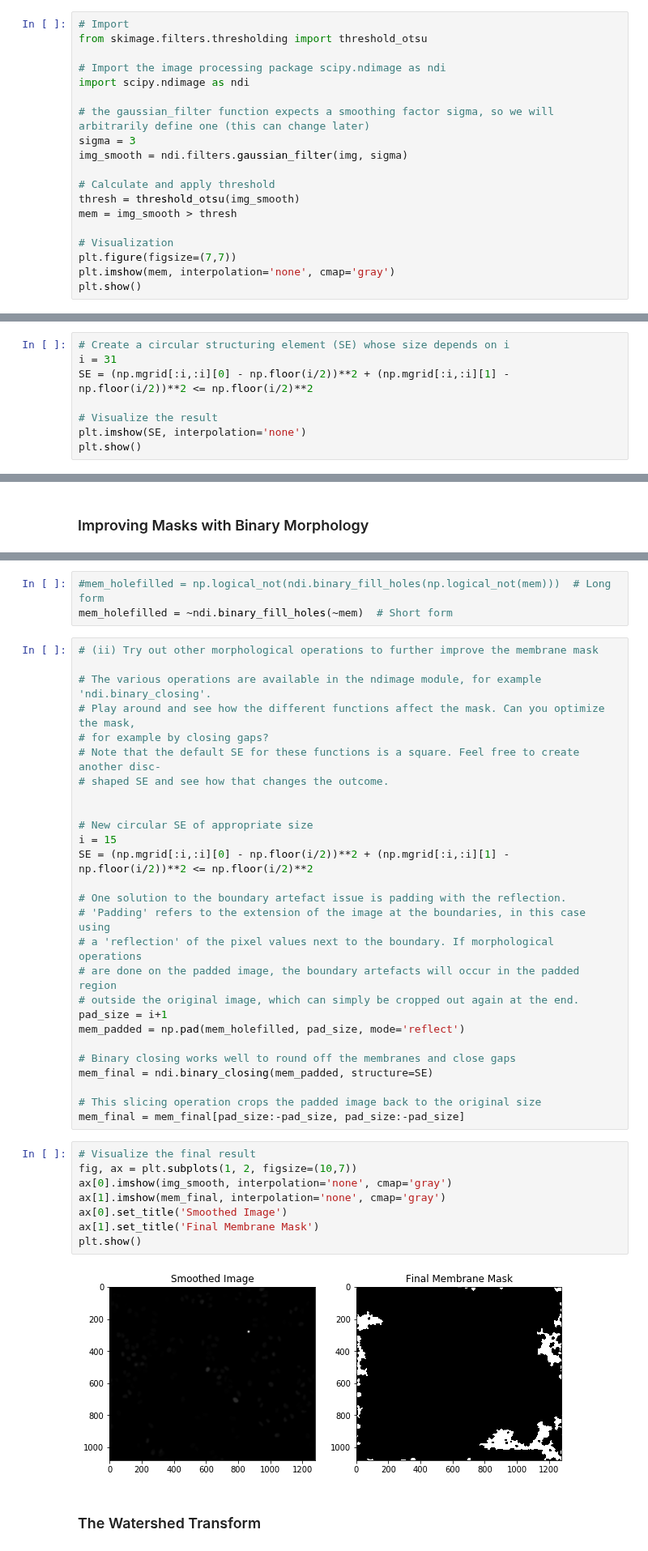
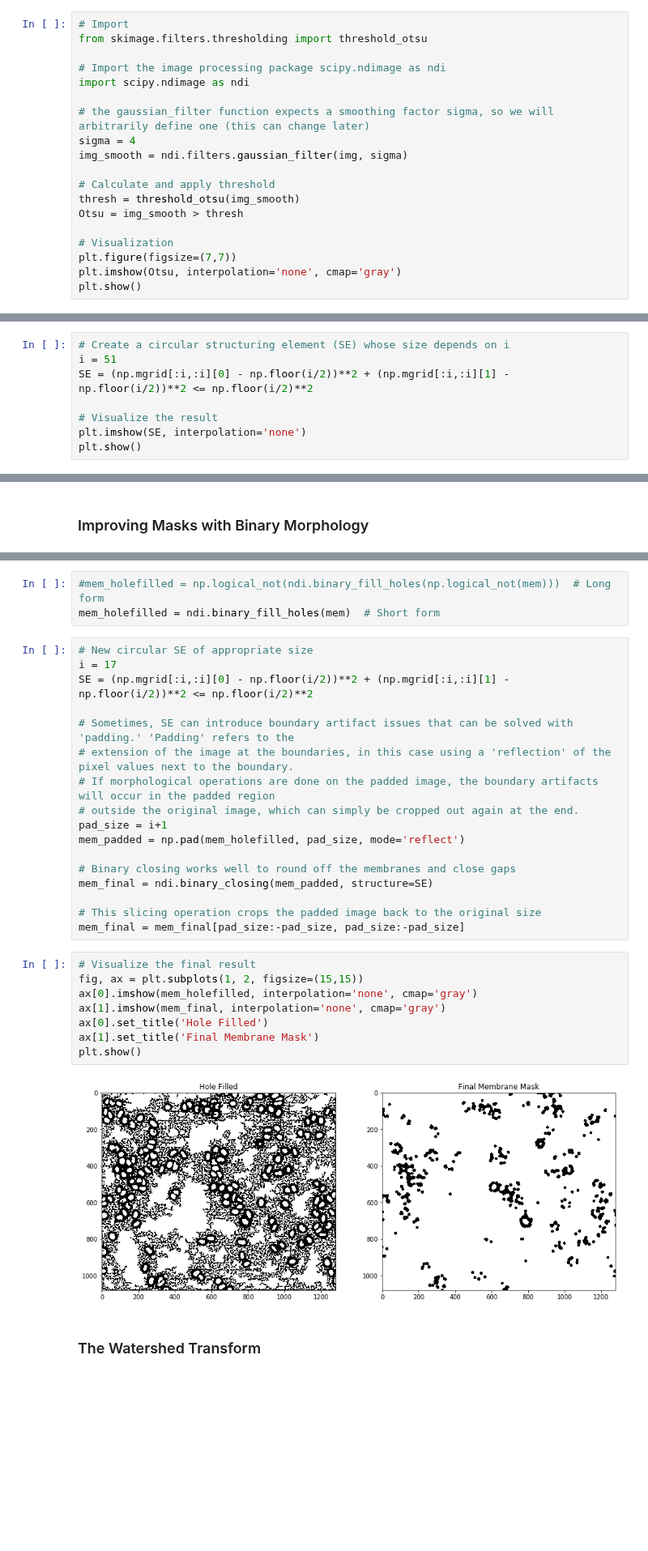
Before and after one commit to vanvalenlab/intro-to-deepcell, a Jupyter notebook: Day2_ImageProcessing.ipynb, the cells around one changed output, grey strips where cells are left out. Shown at 81% size. Saved outputs shown, nothing was run; the diff lists cells and outputs as text; blank space fills up the shorter version.

Commit message:
binary masks are problematic

```diff
--- a/Day2_ImageProcessing.ipynb
+++ b/Day2_ImageProcessing.ipynb
@@ -208,16 +208,16 @@ from skimage.filters.thresholding import threshold_otsu
 import scipy.ndimage as ndi
 
 # the gaussian_filter function expects a smoothing factor sigma, so we will arbitrarily define one (this can change later)
-sigma = 3
+sigma = 4
 img_smooth = ndi.filters.gaussian_filter(img, sigma)
 
 # Calculate and apply threshold
 thresh = threshold_otsu(img_smooth)
-mem = img_smooth > thresh
+Otsu = img_smooth > thresh
 
 # Visualization
 plt.figure(figsize=(7,7))
-plt.imshow(mem, interpolation='none', cmap='gray')
+plt.imshow(Otsu, interpolation='none', cmap='gray')
 plt.show()
 # %% [output]
 [figure]
@@ -237,7 +237,7 @@ In our earlier section on thresholding, we quickly discovered the limitations of
 One way of accomplishing this is known as adpative background subtraction. In this approach, we use a strong "mean filter" with a circular [structuring element](https://en.wikipedia.org/wiki/Structuring_element) to create the background image. Then, we use this background image for thresholding.
 # %%
 # Create a circular structuring element (SE) whose size depends on i
-i = 31
+i = 51
 SE = (np.mgrid[:i,:i][0] - np.floor(i/2))**2 + (np.mgrid[:i,:i][1] - np.floor(i/2))**2 <= np.floor(i/2)**2
 
 # Visualize the result
@@ -276,24 +284,14 @@ We're going to use the function `ndi.binary_fill_holes` for this. The documentat
 # %%
 #mem_holefilled = np.logical_not(ndi.binary_fill_holes(np.logical_not(mem)))  # Long form
-mem_holefilled = ~ndi.binary_fill_holes(~mem)  # Short form
+mem_holefilled = ndi.binary_fill_holes(mem)  # Short form
 # %%
-# (ii) Try out other morphological operations to further improve the membrane mask
-
-# The various operations are available in the ndimage module, for example 'ndi.binary_closing'.
-# Play around and see how the different functions affect the mask. Can you optimize the mask,
-# for example by closing gaps?
-# Note that the default SE for these functions is a square. Feel free to create another disc-
-# shaped SE and see how that changes the outcome.
-
-
 # New circular SE of appropriate size
-i = 15
+i = 17
 SE = (np.mgrid[:i,:i][0] - np.floor(i/2))**2 + (np.mgrid[:i,:i][1] - np.floor(i/2))**2 <= np.floor(i/2)**2
 
-# One solution to the boundary artefact issue is padding with the reflection.
-# 'Padding' refers to the extension of the image at the boundaries, in this case using
-# a 'reflection' of the pixel values next to the boundary. If morphological operations
-# are done on the padded image, the boundary artefacts will occur in the padded region
+# Sometimes, SE can introduce boundary artifact issues that can be solved with 'padding.' 'Padding' refers to the
+# extension of the image at the boundaries, in this case using a 'reflection' of the pixel values next to the boundary.
+# If morphological operations are done on the padded image, the boundary artifacts will occur in the padded region
 # outside the original image, which can simply be cropped out again at the end.
 pad_size = i+1
 mem_padded = np.pad(mem_holefilled, pad_size, mode='reflect')
@@ -305,14 +303,14 @@ mem_final = ndi.binary_closing(mem_padded, structure=SE)
 mem_final = mem_final[pad_size:-pad_size, pad_size:-pad_size]
 # %%
 # Visualize the final result
-fig, ax = plt.subplots(1, 2, figsize=(10,7))
-ax[0].imshow(img_smooth, interpolation='none', cmap='gray')
+fig, ax = plt.subplots(1, 2, figsize=(15,15))
+ax[0].imshow(mem_holefilled, interpolation='none', cmap='gray')
 ax[1].imshow(mem_final, interpolation='none', cmap='gray')
-ax[0].set_title('Smoothed Image')
+ax[0].set_title('Hole Filled')
 ax[1].set_title('Final Membrane Mask')
 plt.show()
 # %% [output]
-[figure, old version]
+[figure, new version]
 # %% [markdown]
 ### The Watershed Transform
 # %% [markdown]
```
Also changed, not shown: parts of 5 cells of this notebook.
